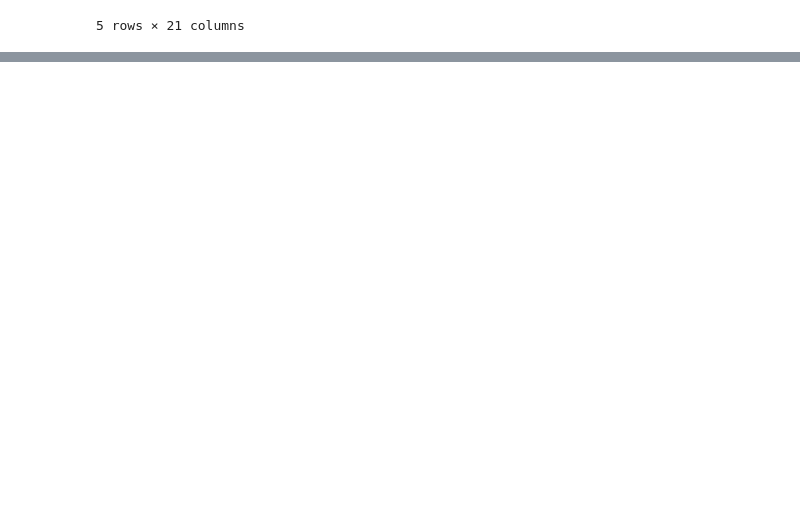
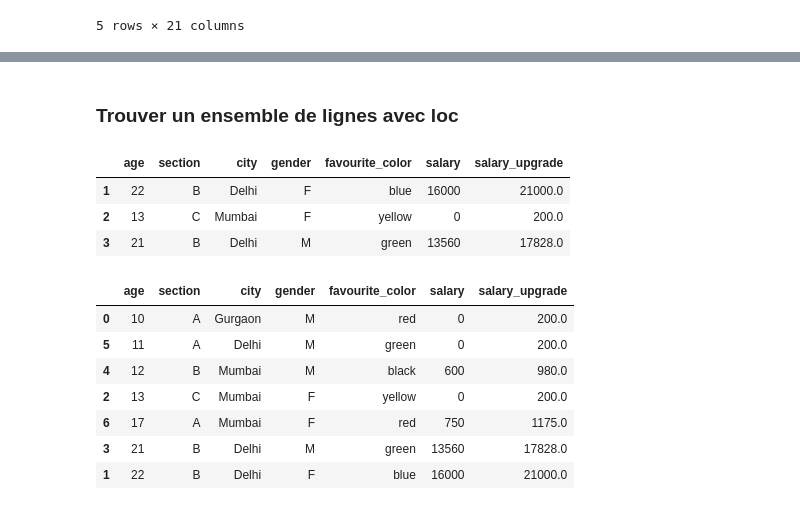
Before and after one commit to aubinthomas/Course, a Jupyter notebook: python_debutant/Pandas/Pandas_french.ipynb, the cells around one changed output, grey strips where cells are left out. Drawn from its saved outputs; the diff is of its cells as text; code cells hidden in the pictures; blank space fills up the shorter version.

```diff
--- a/python_debutant/Pandas/Pandas_french.ipynb
+++ b/python_debutant/Pandas/Pandas_french.ipynb
@@ -36,0 +25,12 @@ DatetimeIndex(['2013-01-01', '2013-01-02', '2013-01-03', '2013-01-04',
+# %%
+##################
+# Création DataFrame
+df = pd.DataFrame({
+    'age' :     [ 10, 22, 13, 21, 12, 11, 17],
+    'section' : [ 'A', 'B', 'C', 'B', 'B', 'A', 'A'],
+    'city' :    [ 'Gurgaon', 'Delhi', 'Mumbai', 'Delhi', 'Mumbai', 'Delhi', 'Mumbai'],
+    'gender' :  [ 'M', 'F', 'F', 'M', 'M', 'M', 'F'],
+    'favourite_color' : [ 'red', 'blue', 'yellow', 'green', 'black', 'green', 'red'],
+    'salary' :  [ 0, 16000, 0, 13560, 600, 0, 750]
+})
+df.head(6)
@@ -187,0 +155,3 @@ data2.loc[(data2.age>16) & (data2.section=='B')]
+# %%
+df['salary_upgrade'] = df['salary']*1.3+200
+df
@@ -187,0 +185,21 @@ data2.loc[(data2.age>16) & (data2.section=='B')]
+# %% [markdown]
+### <b>Trouver un ensemble de lignes avec loc</b>
+# %%
+df.loc[1:3]
+# %% [output]
+|  | age | section | city | gender | favourite_color | salary | salary_upgrade |
+| 1 | 22 | B | Delhi | F | blue | 16000 | 21000.0 |
+| 2 | 13 | C | Mumbai | F | yellow | 0 | 200.0 |
+| 3 | 21 | B | Delhi | M | green | 13560 | 17828.0 |
+# %%
+df = df.sort_values(by='age')
+df
+# %% [output]
+|  | age | section | city | gender | favourite_color | salary | salary_upgrade |
+| 0 | 10 | A | Gurgaon | M | red | 0 | 200.0 |
+| 5 | 11 | A | Delhi | M | green | 0 | 200.0 |
+| 4 | 12 | B | Mumbai | M | black | 600 | 980.0 |
+| 2 | 13 | C | Mumbai | F | yellow | 0 | 200.0 |
+| 6 | 17 | A | Mumbai | F | red | 750 | 1175.0 |
+| 3 | 21 | B | Delhi | M | green | 13560 | 17828.0 |
+| 1 | 22 | B | Delhi | F | blue | 16000 | 21000.0 |
```
Also changed, not shown: parts of 42 cells of this notebook, 2 other files.
